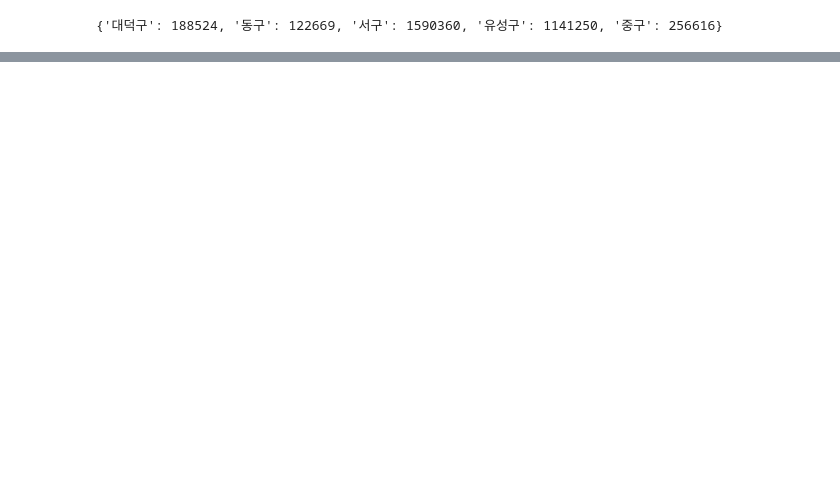
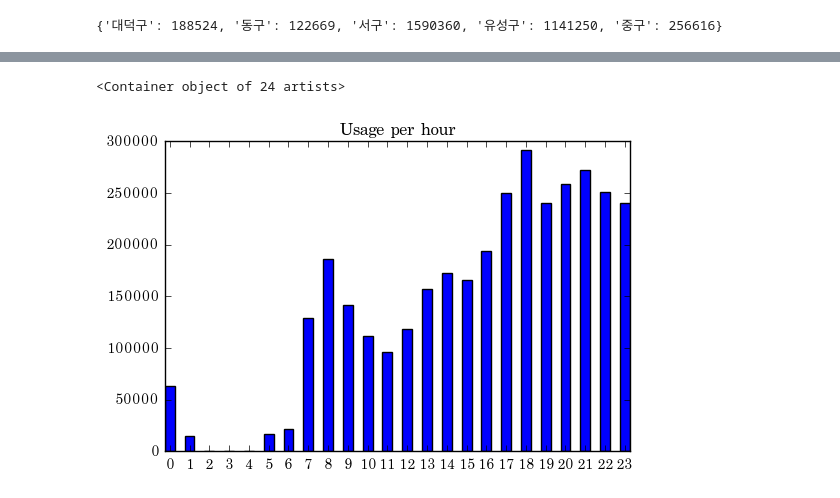
Before and after one commit to yoonjaecho/Spring_2017_DataScience, a Jupyter notebook: Week2/bonus_assignment.ipynb, the cells around one changed output, grey strips where cells are left out. Saved outputs shown, nothing was run; the diff lists cells and outputs as text; code cells hidden in the pictures; blank space fills up the shorter version.

```diff
--- a/Week2/bonus_assignment.ipynb
+++ b/Week2/bonus_assignment.ipynb
@@ -87,0 +119,11 @@ Name: RENT_STATION, dtype: int64
+# %%
+y_hour_count = [0] * 24
+
+for rent_time in tashu['RENT_DATE']:
+    y_hour_count[rent_time.hour] += 1
+
+x_hour = []
+for i in range(0,24,1):
+    x_hour.append(i)
+
+print('\n'.join('{}: {}'.format(*k) for k in enumerate(y_hour_count)))
@@ -87,0 +148,8 @@ Name: RENT_STATION, dtype: int64
+# %%
+plt.xticks(np.arange(0, max(x_hour)+1, 1.0))
+plt.title("Usage per hour")
+#plt.plot(y_hour_count, 'rs--')
+plt.bar(range(len(y_hour_count)), y_hour_count, 0.5, color="blue", align="center")
+# %% [output]
+<Container object of 24 artists>
+[figure, added]
```
Also changed, not shown: parts of 14 cells of this notebook.
